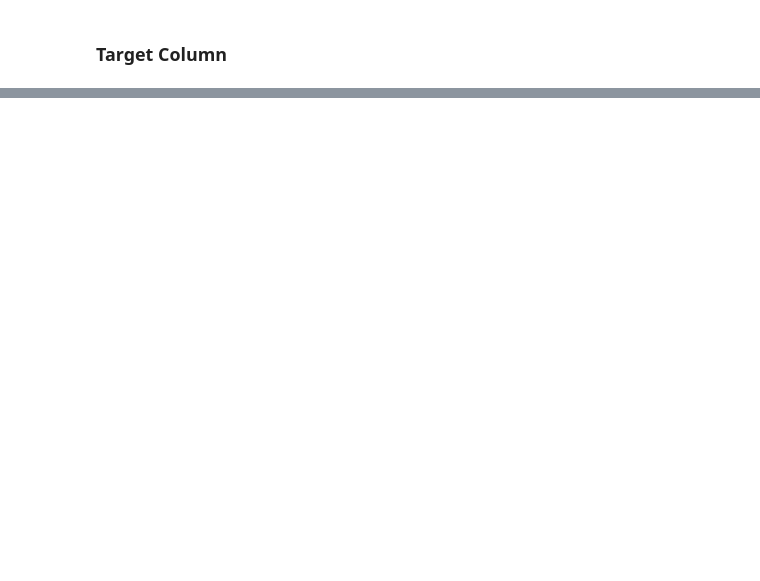
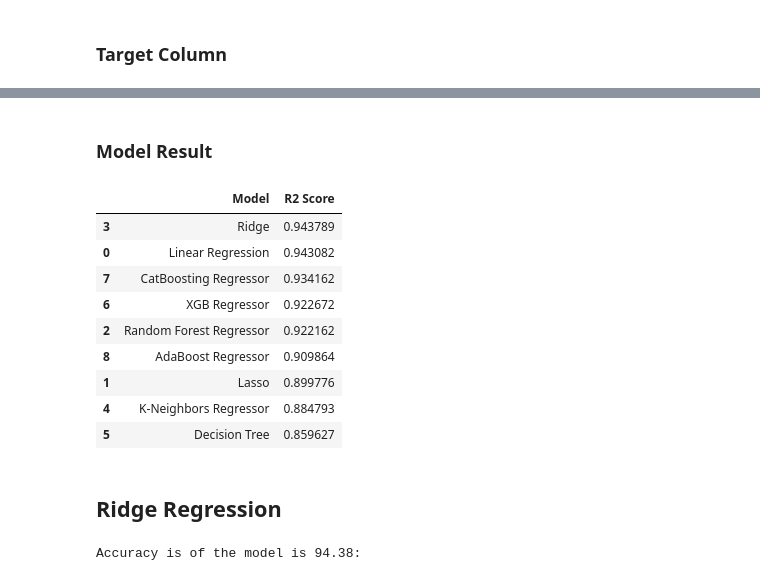
Before and after one commit to Ayorindealase/ML-Project, a Jupyter notebook: notebook/MODEL TRAINING.ipynb, the cells around one changed output, grey strips where cells are left out. Saved outputs shown, nothing was run; the diff lists cells and outputs as text; code cells hidden in the pictures; blank space fills up the shorter version.

Commit message:
Model training

```diff
--- a/notebook/MODEL TRAINING.ipynb
+++ b/notebook/MODEL TRAINING.ipynb
@@ -70,0 +84,7 @@ Name: writing_score, Length: 1000, dtype: int64
+# %%
+def model_evaluation(true,predicted):
+    mae=mean_absolute_error(true,predicted)
+    mse=mean_squared_error(true,predicted)
+    rmse=np.sqrt(mean_squared_error(true,predicted))
+    r2_square=r2_score(true,predicted)
+    return mae,mse,rmse,r2_square
@@ -70,0 +108,34 @@ Name: writing_score, Length: 1000, dtype: int64
+# %%
+
+model_list=[]
+r2_list=[]
+#Iterate throught the dictionary to pick each values of the dictionary such as LinearRegression(),Ridge
+for i in range(len(models)):
+    model=list(models.values())[i]
+    model.fit(X_train,y_train) #train the model
+
+    #Predictions
+    y_train_pred=model.predict(X_train)
+    y_test_pred=model.predict(X_test)
+
+    #Evaluate the model with the help of our function above
+    train_mae,train_mse,train_rmse,train_r2=model_evaluation(y_train,y_train_pred)
+    test_mae,test_mse,test_rmse,test_r2=model_evaluation(y_test,y_test_pred)
+    print(list(models.keys())[i])
+    model_list.append(list(models.keys())[i])
+
+    print('Model performance for Trai set')
+    print("- Root Mean Squared Error: ".format(train_rmse))
+    print("- Mean Absolute Error:".format(train_mae))
+    print("- R2 Score:".format(train_r2))
+
+    print('----------------------------------')
+
+    print('Model performance for Test set')
+    print("- Root Mean Squared Error:".format(test_rmse))
+    print("- Mean Absolute Error:".format(test_mae))
+    print("- R2 Score:".format(test_r2))
+    r2_list.append(test_r2)
+
+    print('='*35)
+    print('\n')
@@ -70,0 +160,25 @@ Name: writing_score, Length: 1000, dtype: int64
+# %% [markdown]
+### Model Result
+# %%
+pd.DataFrame(list(zip(model_list,r2_list)),columns=['Model','R2 Score']).sort_values(by=['R2 Score'],ascending=False)
+# %% [output]
+|  | Model | R2 Score |
+| 3 | Ridge | 0.943789 |
+| 0 | Linear Regression | 0.943082 |
+| 7 | CatBoosting Regressor | 0.934162 |
+| 6 | XGB Regressor | 0.922672 |
+| 2 | Random Forest Regressor | 0.922162 |
+| 8 | AdaBoost Regressor | 0.909864 |
+| 1 | Lasso | 0.899776 |
+| 4 | K-Neighbors Regressor | 0.884793 |
+| 5 | Decision Tree | 0.859627 |
+# %% [markdown]
+## Ridge Regression
+# %%
+ridge_model=Ridge(fit_intercept=True)
+ridge_model=ridge_model.fit(X_train,y_train)
+y_pred=ridge_model.predict(X_test)
+score=r2_score(y_test,y_pred)*100
+print("Accuracy is of the model is %.2f:" %score)
+# %% [output]
+Accuracy is of the model is 94.38:
```
Also changed, not shown: parts of 11 cells of this notebook, 4 other files.
